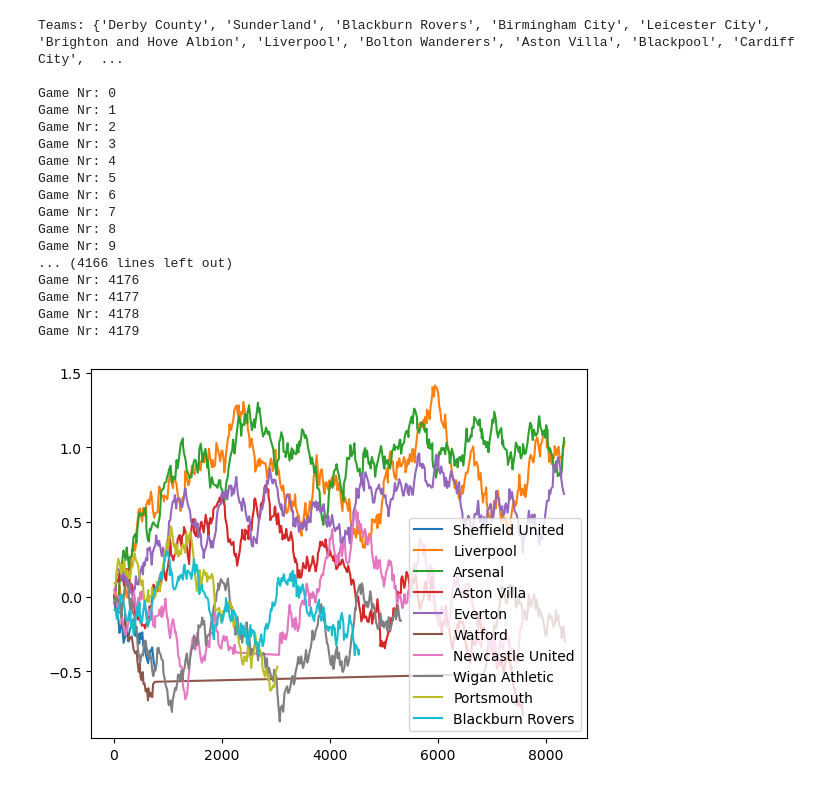
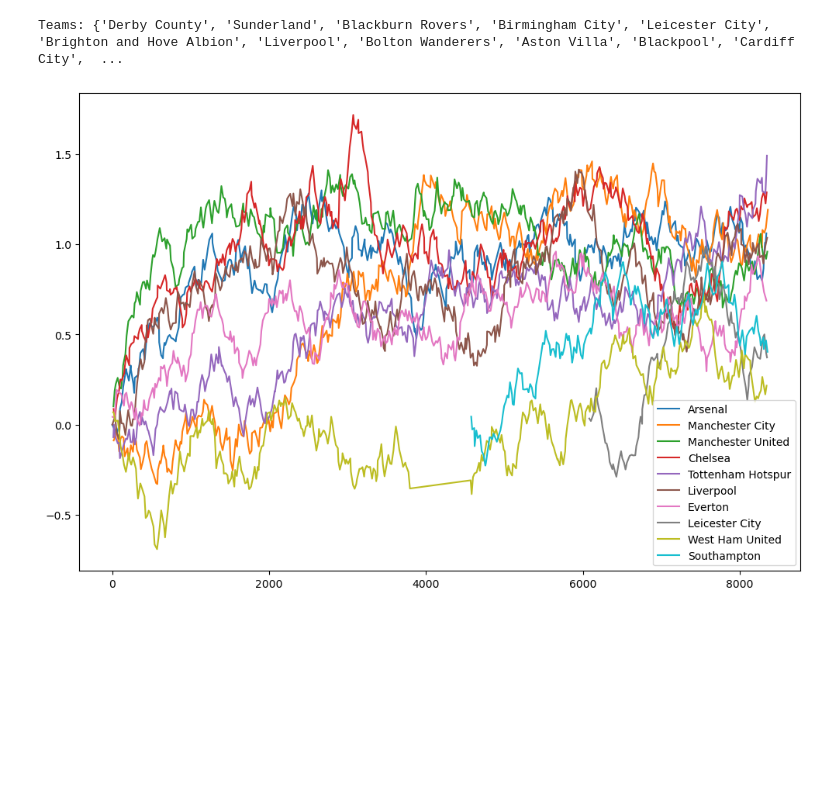
Before and after one commit to hyrogan/Soccer-Prediction, a Jupyter notebook: BT-v2.3.ipynb, the cells around one changed output. Cells and saved outputs as stored; diff of their text form; code cells hidden in the pictures; blank space fills up the shorter version.

```diff
--- a/BT-v2.3.ipynb
+++ b/BT-v2.3.ipynb
@@ -57,9 +57,9 @@ def update_ratings_multiple_games(df_results, ratings):
             print("error")
             break
 
-        print("Game Nr:", index)
+        #print("Game Nr:", index)
 
-        time.sleep(0.001)
+        #time.sleep(0.001)
 
         ratings = update_ratings_single_game(row['home_team'], row['away_team'], row['home_goals'], row['away_goals'], ratings)
 
@@ -293,51 +295,37 @@ df_fixtures = pd.read_csv('../data/results201718.csv')
 
 # Initialize ratings based on the results data
 ratings = initialize_ratings(df_results, df_fixtures)
 
 """
 ratings['Leicester City']['brH'] = 0.463014
 ratings['Leicester City']['brA'] = 0.208624
 ratings['Leicester City']['continuous_overunderperformances'] = 3
 
 ratings['Stoke City']['brH'] = 0.537708
 ratings['Stoke City']['brA'] = 0.037819
 ratings['Stoke City']['continuous_overunderperformances'] = -1
 
 ratings = update_ratings_single_game("Leicester City","Stoke City", 2, 0, ratings)
 """
 
 # Update ratings based on the results data
 ratings, games_with_ratings, training_games = update_ratings_multiple_games(df_results, ratings)
 
 
-
+plt.figure(figsize=(12, 8))
 df_ratings = pd.DataFrame(games_with_ratings)
-for team in df_ratings["team"].unique()[:10]:
+teams = ["Arsenal", "Manchester City", "Manchester United", "Chelsea", "Tottenham Hotspur", "Liverpool", "Everton", "Leicester City", "West Ham United", "Southampton"]
+#for team in df_ratings["team"].unique()[:10]:
+for team in teams:
     per_team = df_ratings.loc[df_ratings["team"] == team]
     plt.plot((per_team["home_rating"] + per_team["away_rating"]) / 2, label=team)
 plt.legend()
 
 df_train = pd.DataFrame(training_games)
 
 df_train.to_csv("../data/train.csv", index=False)
 # %% [output]
 Teams: {'Derby County', 'Sunderland', 'Blackburn Rovers', 'Birmingham City', 'Leicester City', 'Brighton and Hove Albion', 'Liverpool', 'Bolton Wanderers', 'Aston Villa', 'Blackpool', 'Cardiff City',  ...
-
-Game Nr: 0
-Game Nr: 1
-Game Nr: 2
-Game Nr: 3
-Game Nr: 4
-Game Nr: 5
-Game Nr: 6
-Game Nr: 7
-Game Nr: 8
-Game Nr: 9
-... (4166 lines left out)
-Game Nr: 4176
-Game Nr: 4177
-Game Nr: 4178
-Game Nr: 4179
-[figure, old version]
+[figure, new version]
 # %%
 # Predict the probabilities of home win, draw and away win for the fixtures data
```
Also changed, not shown: parts of 2 cells of this notebook, 1 other file.
